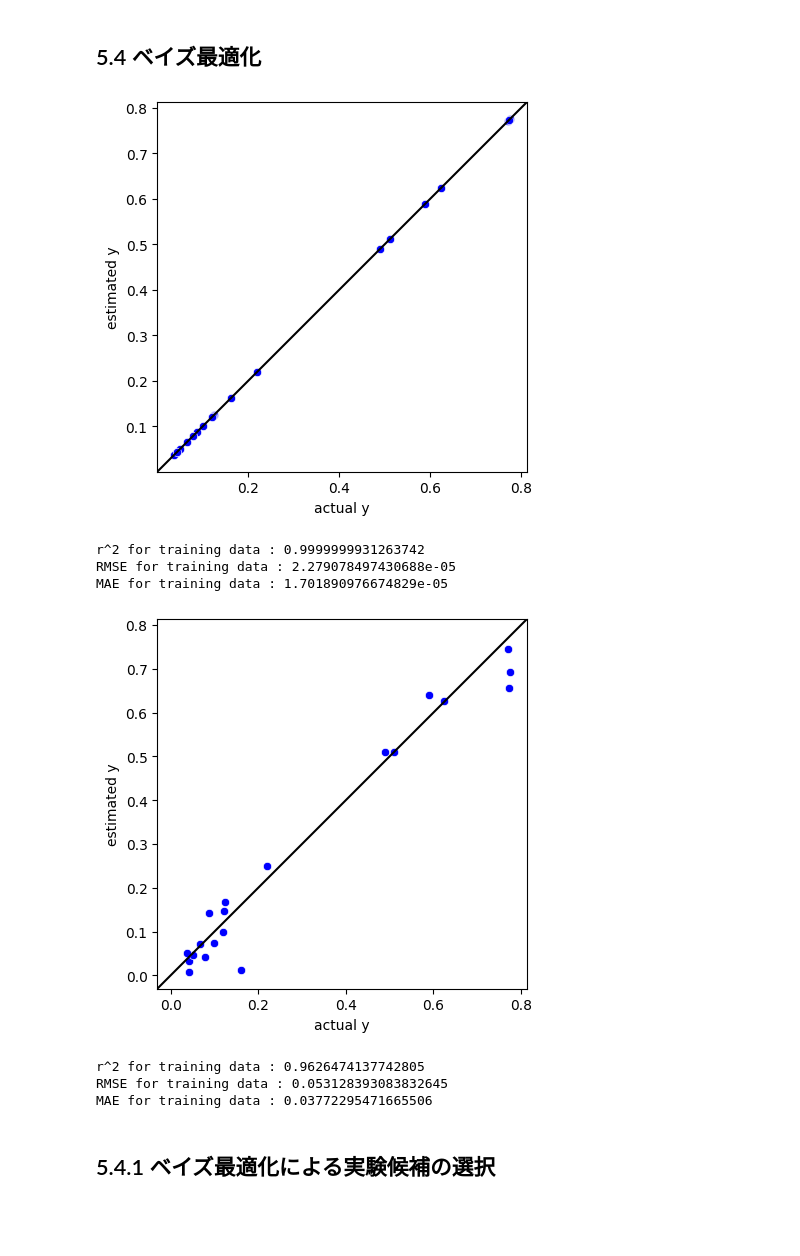
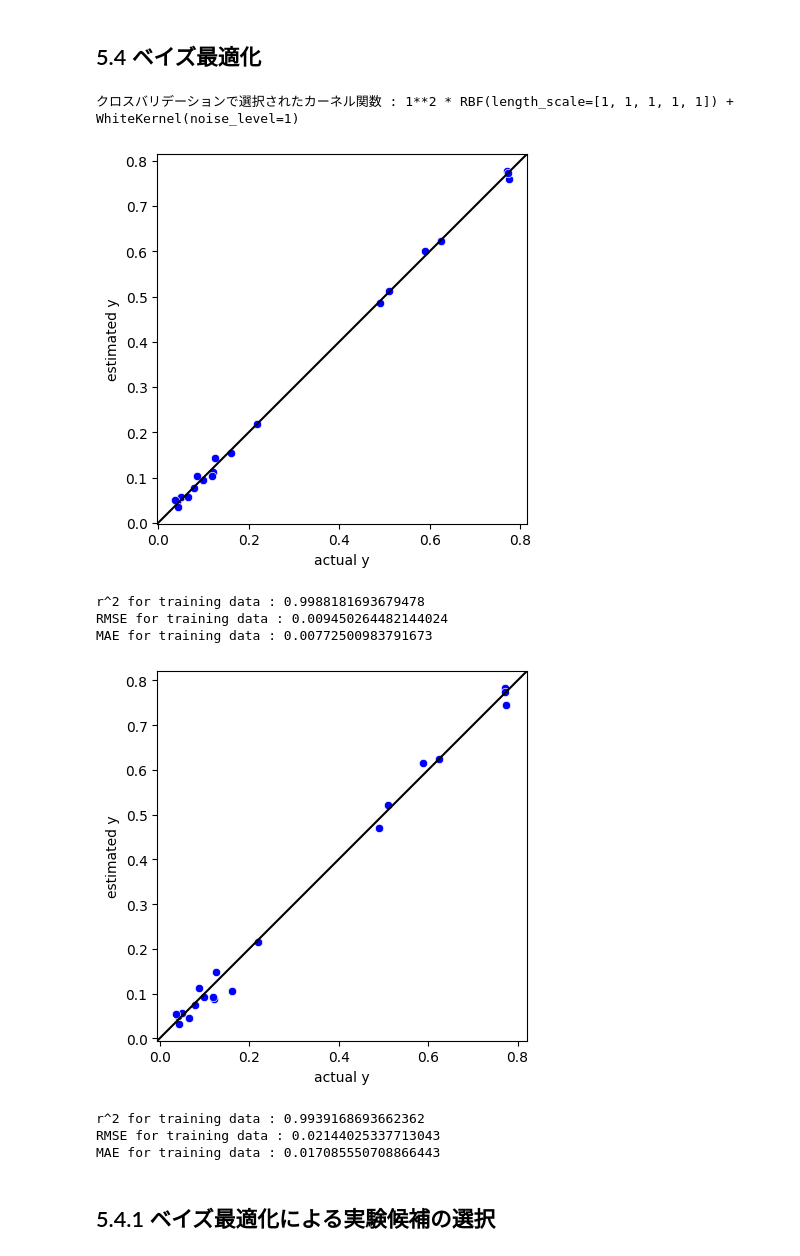
Before and after one commit to sato1214syun/python_doe_kspub, a Jupyter notebook: script/chap5.ipynb, the cells around one changed output. Drawn from its saved outputs; the diff is of its cells as text; code cells hidden in the pictures; blank space fills up the shorter version.

```diff
--- a/script/chap5.ipynb
+++ b/script/chap5.ipynb
@@ -619,6 +619,7 @@ elif regression_method == "gpr_kernels":
                 cv,
                 y_train,
                 kernel=kernel,
+                random_state=99,
             )
             for kernel in kernels
         ],
@@ -717,41 +718,42 @@ pl.DataFrame(
 # 獲得関数の計算
 acquisition_function_prediction, _ = calc_acquisition_func(
     estimated_y_pred,
     estimated_y_pred_std,
     acquisition_function,
     target_range,
     relaxation,
     delta,
 )
 
 # csv保存
 pl.DataFrame(
     {
         "": index_pred,
         "acquisition_function": acquisition_function_prediction,
         "std_of_estimated_y": estimated_y_pred_std,
     }
 ).write_csv(
     f"../output/05_04/acquisition_function_prediction_{regression_method}_{acquisition_function}.csv",
     quote_style="never",
 )
 
 # 次のサンプル
 next_sample = x_pred.insert_column(0, index_pred).slice(
     acquisition_function_prediction.arg_max(), 1
 )
 next_sample.write_csv(
     f"../output/05_04/next_sample_{regression_method}_{acquisition_function}.csv"
 )
 # %% [output]
+クロスバリデーションで選択されたカーネル関数 : 1**2 * RBF(length_scale=[1, 1, 1, 1, 1]) + WhiteKernel(noise_level=1)
-[figure, old version]
+[figure, new version]
-r^2 for training data : 0.9999999931263742
-RMSE for training data : 2.279078497430688e-05
-MAE for training data : 1.701890976674829e-05
+r^2 for training data : 0.9988181693679478
+RMSE for training data : 0.009450264482144024
+MAE for training data : 0.00772500983791673
-[figure, old version]
+[figure, new version]
-r^2 for training data : 0.9626474137742805
-RMSE for training data : 0.053128393083832645
-MAE for training data : 0.03772295471665506
+r^2 for training data : 0.9939168693662362
+RMSE for training data : 0.02144025337713043
+MAE for training data : 0.017085550708866443
 # %% [markdown]
 ## 5.4.1 ベイズ最適化による実験候補の選択
 # %%
```
Also changed, not shown: 7 other files.
